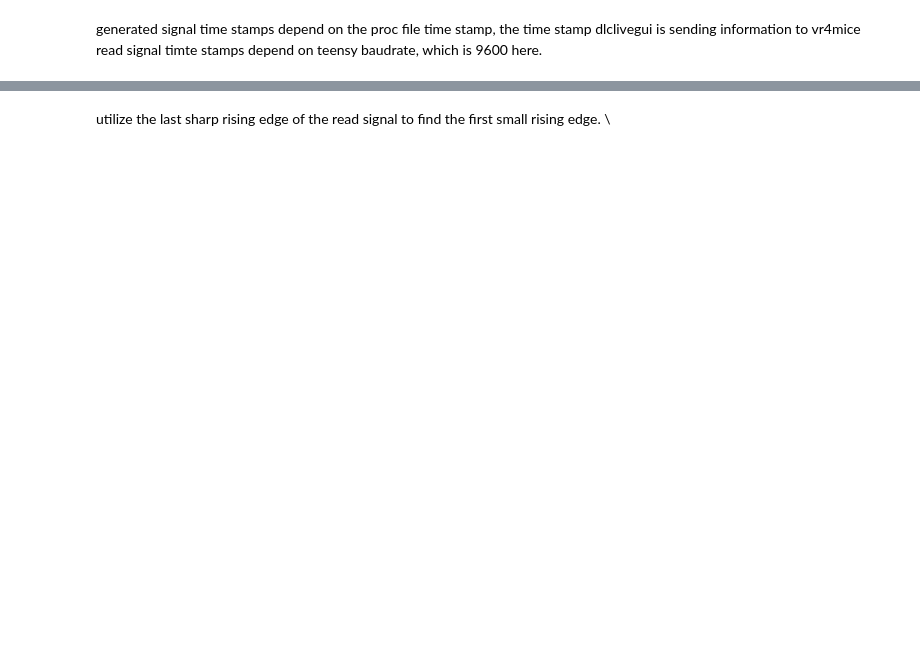
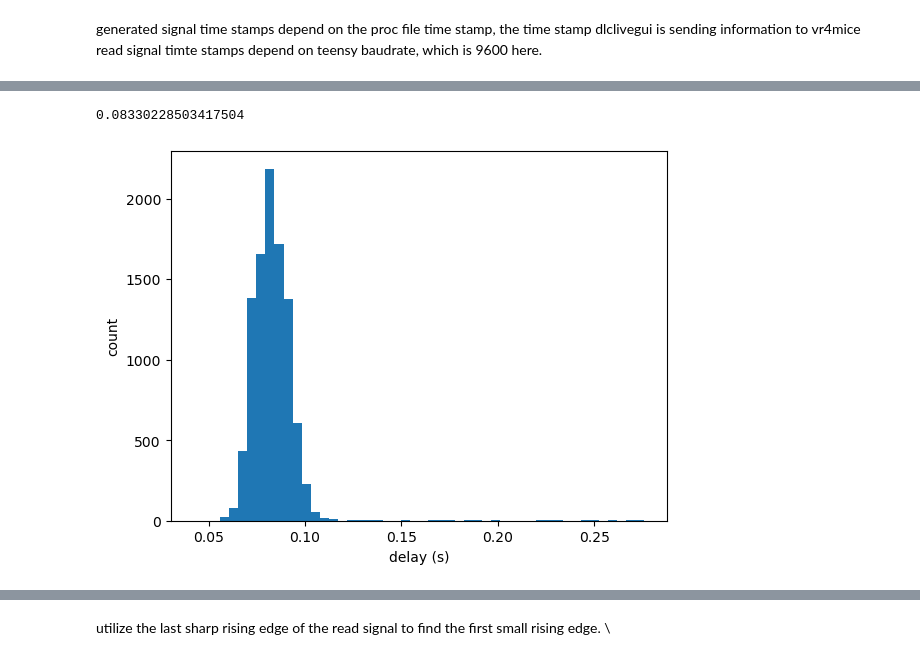
Before and after one commit to tripleatom/ContinualLearning, a Jupyter notebook: proc_file.ipynb, the cells around one changed output, grey strips where cells are left out. Saved outputs shown, nothing was run; the diff lists cells and outputs as text; code cells hidden in the pictures; blank space fills up the shorter version.

```diff
--- a/proc_file.ipynb
+++ b/proc_file.ipynb
@@ -104 +108,23 @@ plt.plot(diff_read)
+# %%
+rising_read_t = read_t[np.where(read_diff > 0.5)]
+rising_generated_t = generated_t[np.where(generated_diff > 0.5)]
+# %%
+# find the largest generate_rising_ts that is smaller than read_rising_ts, for each element in read_rising_ts
+
+ts_before_read = np.zeros(len(rising_read_t))
+for i, ts in enumerate(rising_read_t):
+    ts_before_read[i] = rising_generated_t[np.where(rising_generated_t <= ts)[0][-1]]
+
+# calculate the difference between read_rising_ts and ts_before_read
+diff = rising_read_t - ts_before_read
+
+plt.hist(diff, bins=50)
+plt.xlabel('delay (s)')
+plt.ylabel('count')
+
+# get mean
+print(np.mean(diff))
+# %% [output]
+0.08330228503417504
+[figure, added]
 # %%
```
Also changed, not shown: parts of 18 cells of this notebook, 25 other files.
